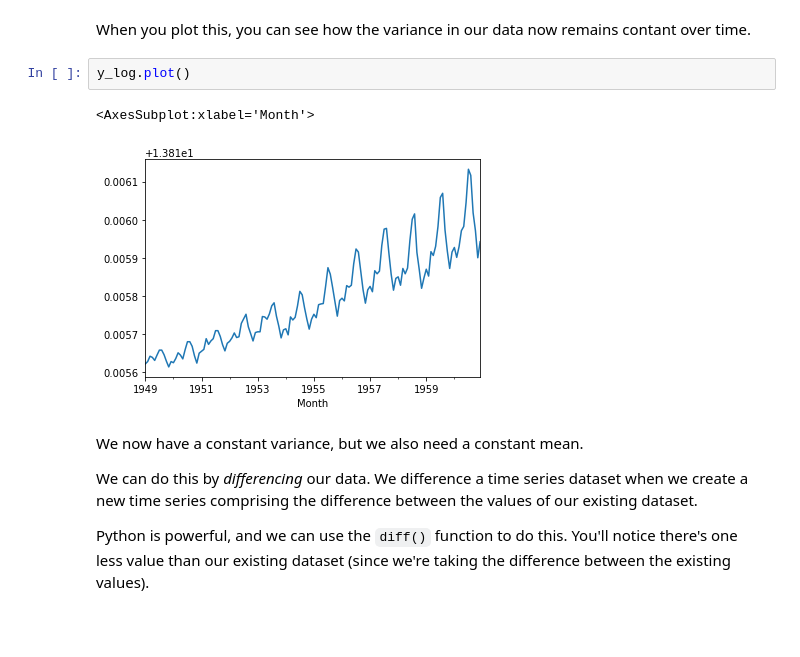
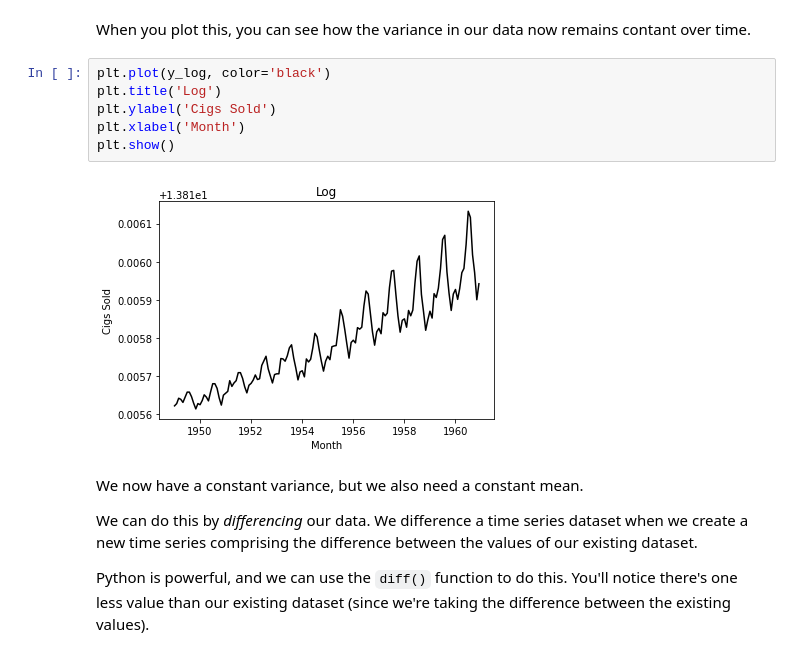
Before and after one commit to evanwmeeks/Springboard, a Jupyter notebook: Case Study - Cowboys and Cigarettes/Cowboy Cigarettes Case Study - Tier 3.ipynb, the cells around one changed output. Drawn from its saved outputs; the diff is of its cells as text; blank space fills up the shorter version.

```diff
--- a/Case Study - Cowboys and Cigarettes/Cowboy Cigarettes Case Study - Tier 3.ipynb
+++ b/Case Study - Cowboys and Cigarettes/Cowboy Cigarettes Case Study - Tier 3.ipynb
@@ -298,11 +276,14 @@ Name: #CigSales, Length: 144, dtype: float64
 # %% [markdown]
 
 When you plot this, you can see how the variance in our data now remains contant over time.
-# %%
-y_log.plot()
-# %% [output]
-<AxesSubplot:xlabel='Month'>
-[figure, removed]
+# %%
+plt.plot(y_log, color='black')
+plt.title('Log')
+plt.ylabel('Cigs Sold')
+plt.xlabel('Month')
+plt.show()
+# %% [output]
+[figure, added]
 # %% [markdown]
 We now have a constant variance, but we also need a constant mean.
 
```
Also changed, not shown: parts of 43 cells of this notebook.
